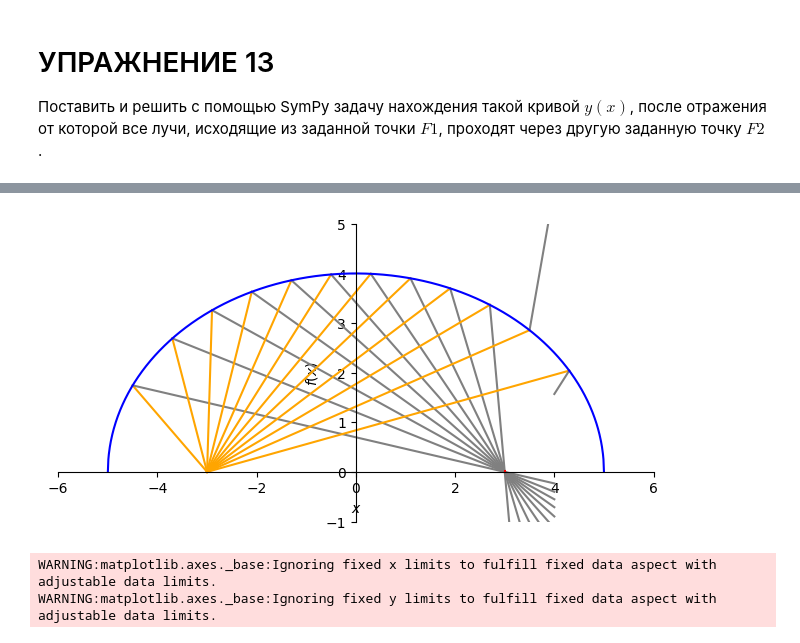
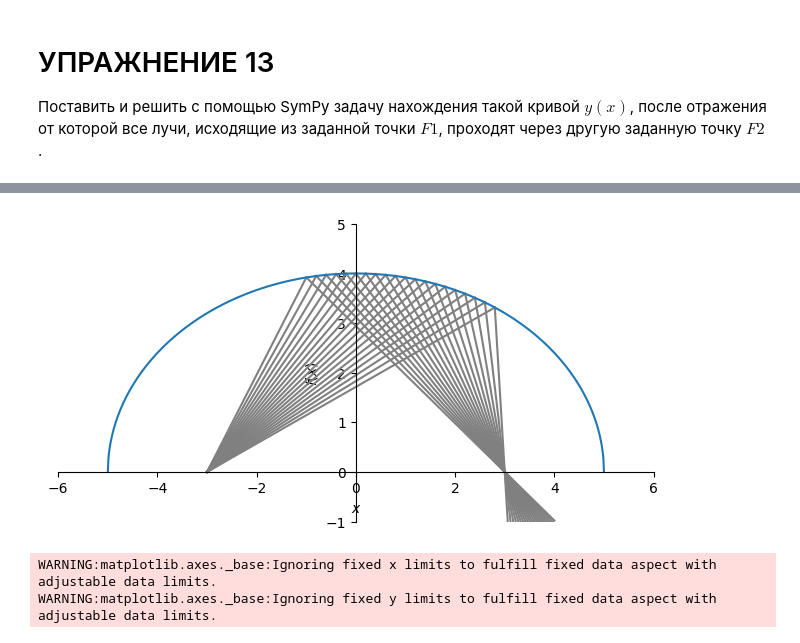
Before and after one commit to mromanenko095/sympy-solutions, a Jupyter notebook: 10_curved_mirrors.ipynb, the cells around one changed output, grey strips where cells are left out. Cells and saved outputs as stored; diff of their text form; code cells hidden in the pictures.

```diff
--- a/10_curved_mirrors.ipynb
+++ b/10_curved_mirrors.ipynb
@@ -389,90 +389,58 @@ import numpy as np
 from IPython.display import display
 from sympy import *
 
-# 1. Задаем символы для вывода дифференциального уравнения
+X, Y = symbols("X Y")
 x, c = symbols("x c", real=True)
 y = Function("y")(x)
 k = diff(y, x)
 
-# Тангенсы углов падающего луча (из F1) и отраженного (в F2)
 tan_theta1 = y / (x + c)
 tan_theta2 = y / (x - c)
 
-# Уравнение закона отражения
-reflection_eq = Eq(
-    (k - tan_theta1) / (1 + k * tan_theta1),
-    (tan_theta2 - k) / (1 + k * tan_theta2),
-)
+reflection_eq = Eq((k - tan_theta1) / (1 + k * tan_theta1), (tan_theta2 - k) / (1 + k * tan_theta2))
 
-# Находим y' (выбираем решение для эллипса)
 k_sol = solve(reflection_eq, k)[0]
-print("Дифференциальное уравнение отражения:")
-display(Eq(k, k_sol))
 
-# ---------------------------------------------------------
-# 2. Переходим к построению графиков для конкретного случая (c = 3)
-# ---------------------------------------------------------
-X, Y = symbols("X Y")
-
-c_val = 3.0
-a = 5.0
-b = np.sqrt(a**2 - c_val**2)  # b = 4.0
+# строим графики для случая c = 3
+c_val = 3
+a = 5
+b = np.sqrt(a**2 - c_val**2)
 
 # Функция верхнего полуэллипса
-f_ellipse = b * sqrt(1 - (x / a) ** 2)
+f1 = b * sqrt(1 - (x / a) ** 2)
+print('уравнение искомой кривой:')
+display(f1)
 
 # Уравнение касательной k1 в точке x
-k1 = diff(f_ellipse, x)
+k1 = diff(f1, x)
 
-# Тангенсы для лучей из конкретного фокуса F1(-3, 0)
-tan_th1 = f_ellipse / (x + c_val)
+# тангенсы для лучей из конкретного фокуса F1(-3, 0)
+tan_th1 = f1 / (x + c_val)
 
-# Наклон отраженного луча через тангенс угла между касательной и падающим лучом
-# Угол отраженного луча beta = 2 * alpha - theta1
+# Наклон отраженного луча через тангенс угла между касательной и падающим лучом. Угол отраженного луча beta = 2 * alpha - theta1
 tan_alpha = k1
 tan_2alpha = 2 * tan_alpha / (1 - tan_alpha**2)
-A_ray = (tan_2alpha - tan_th1) / (1 + tan_2alpha * tan_th1)
-B_ray = simplify(f_ellipse - x * A_ray)
+A = (tan_2alpha - tan_th1) / (1 + tan_2alpha * tan_th1)
+B = simplify(f1 - x * A)
 
-# Семейство отраженных лучей
-fam_rays = Eq(Y, A_ray * X + B_ray)
+fam = Eq(Y, A * X + B)
 
 # Строим семейство отраженных лучей и сам эллипс
 p1 = plot(xlim=(-6, 6), ylim=(-1, 5), aspect_ratio=(1, 1), show=False)
 
 # Пускаем лучи из фокуса F1(-3, 0) через точки x0 на эллипсе
-for x0 in np.arange(-4.5, 4.5, 0.8):
-    # Падающий луч (от F1 до эллипса)
-    y0 = f_ellipse.subs(x, x0)
+for x0 in np.arange(-1, 3, 0.2):
+    # Падающий луч
+    y0 = f1.subs(x, x0)
     A_fall = y0 / (x0 + c_val)
     B_fall = y0 - x0 * A_fall
-    p_fall = plot(A_fall * X + B_fall, (X, -3, x0), line_color="orange", show=False)
+    p_fall = plot(A_fall * X + B_fall, (X, -3, x0), line_color="gray", show=False)
     p1.extend(p_fall)
 
-    # Отраженный луч (от эллипса до фокусировки в F2)
-    l_refl = fam_rays.rhs.subs(x, x0)
+    # Отраженный луч
+    l_refl = fam.rhs.subs(x, x0)
     p_refl = plot(l_refl, (X, x0, 4), line_color="gray", show=False)
     p1.extend(p_refl)
-
-# Добавляем саму отражающую кривую (эллипс)
-p1.extend(plot(f_ellipse, (x, -a, a), line_color="blue", show=False))
-
-# Вычисляем каустику (в данном случае она вырождается в точку F2)
-A1 = A_ray.doit()
-B1 = B_ray.doit()
-XC = simplify(-diff(B1, x) / diff(A1, x))
-YC = simplify(A1 * XC + B1)
-
-print("\nКоординаты точки фокусировки (каустики) для x:")
-display(XC, YC)
-
-# Отображаем финальный график
-p2 = plot(xlim=(-6, 6), ylim=(-1, 5), aspect_ratio=(1, 1), show=False)
-p_caustic = plot_parametric(
-    (XC, YC), (x, -4, 4), line_color="red", linewidth=5, show=False
-)
-
-p2.extend(p1)
-p2.extend(p_caustic)
-p2.show()
+p1.extend(plot(f1, (x, -a, a), show=False))
+p1.show()
 # %% [output]
@@ -484,4 +449,4 @@ $\displaystyle \frac{\sqrt{1 - 0.04 x^{2}} \left(7.33964952814858 \cdot 10^{-31}
-[figure, old version]
+[figure, new version]
 # %%
 import matplotlib.pyplot as plt
 import numpy as np
```
Also changed, not shown: parts of 1 cell of this notebook.
